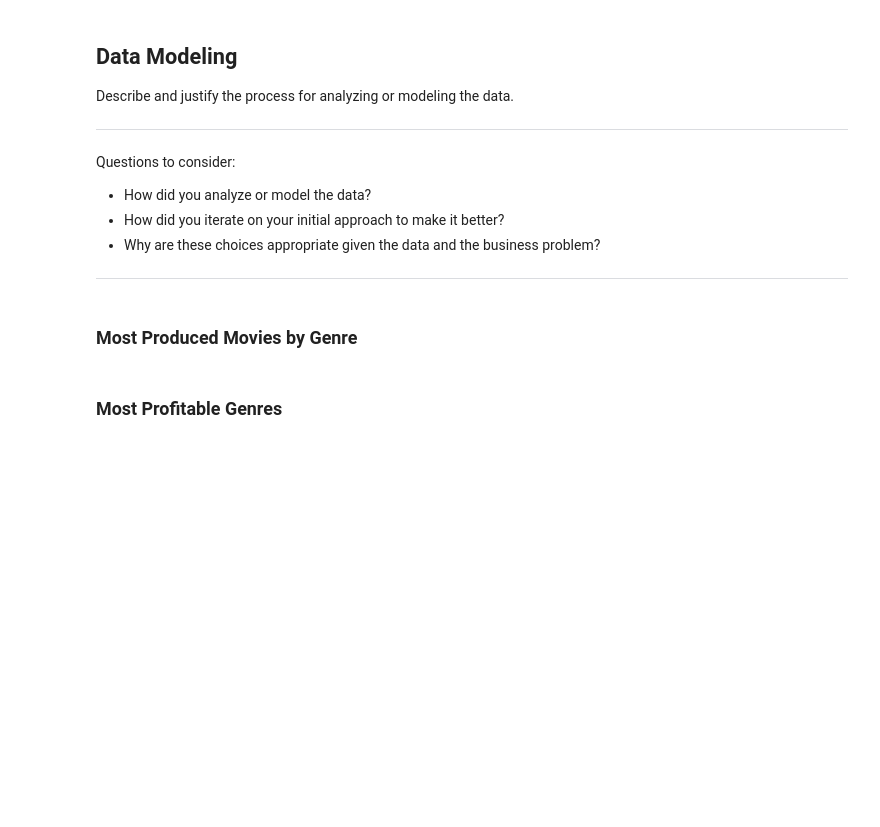
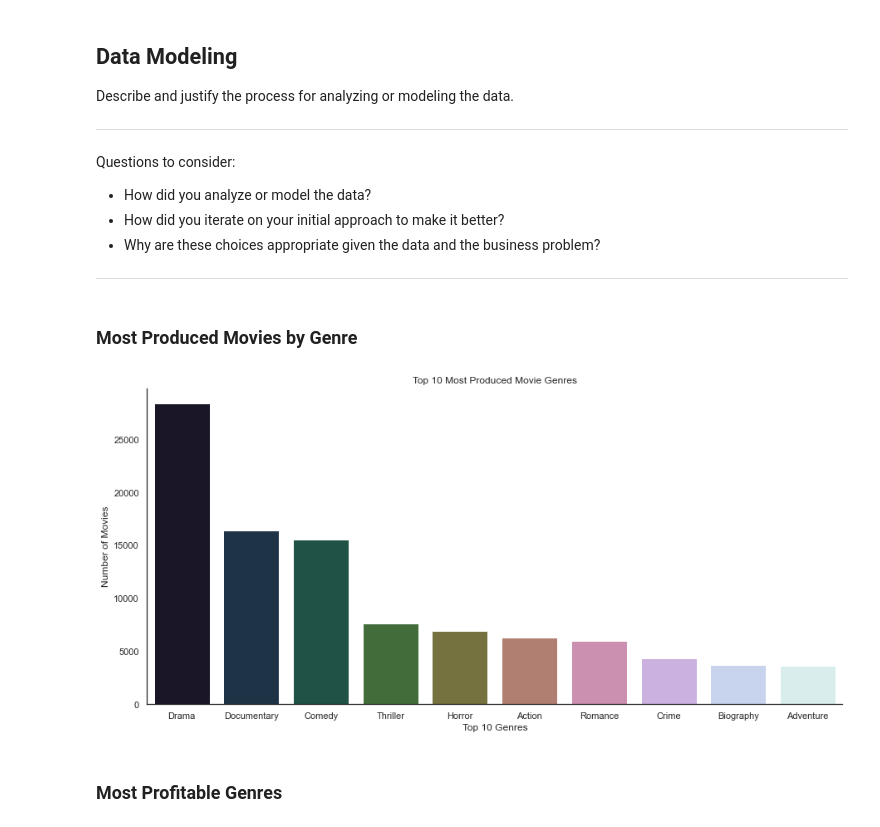
Before and after one commit to alexcasey92/Box-Office-EDA, a Jupyter notebook: dsc-phase1-project-template.ipynb, the cells around one changed output. Drawn from its saved outputs; the diff is of its cells as text; code cells hidden in the pictures; blank space fills up the shorter version.

```diff
--- a/dsc-phase1-project-template.ipynb
+++ b/dsc-phase1-project-template.ipynb
@@ -592,20 +358,3 @@ top_10
-# %%
-plt.figure(figsize=(15, 7))
-sns.set_context('notebook')
-sns.set_style("white")
-sns.barplot(
-    x=top_10["genres"],
-    y=top_10["num_movies"],
-    orient="v",
-    data=top_10, # telling it to plot using the axes already created
-    palette="cubehelix" # set a sequential colormap #flare
-).set(
-    ylabel="Number of Movies",
-    xlabel="Top 10 Genres",
-    title="Most Popular Movie Genres"
-);
-#remove top and right axes spines
-sns.despine()
 # %%
 ### COMBINE INMDB CLEAN DATASET WITH DOM movies sales
 #look at gross by genre
@@ -688,4 +578,6 @@ df_tn
 # %% [markdown]
 ### IMDB
 # %%
-imdb_combo = pd.merge(df_imdb, df_imdb_ratings, how='inner', on="tconst")
+#join imdb tables
+imdb = pd.merge(imdb1, imdb2, how='inner', on="tconst")
+imdb.head()
@@ -694,0 +611,7 @@ imdb_combo.head()
+# %%
+# drop NA
+imdb = imdb.dropna()
+# %%
+#should this be in the modeling section?
+imdb['genres'] = imdb['genres'].str.split(',')
+genres = imdb.explode('genres')
@@ -747,33 +708,35 @@ Questions to consider:
 # %% [markdown]
 ### Most Produced Movies by Genre
 # %%
-genres_count = df_genres['genres'].value_counts()
+genres_count = genres['genres'].value_counts()
 genres_count = genres_count[:10,]
 
 plt.figure(figsize=(15, 7))
 sns.set_context('notebook')
 sns.set_style("white")
 sns.barplot(
     x=genres_count.index,
     y=genres_count.values,
     palette="cubehelix"
 ).set(
     ylabel="Number of Movies",
     xlabel="Top 10 Genres",
     title="Top 10 Most Produced Movie Genres"
 
 );
 ####remove top and right axes spines
 sns.despine()
 
 #genres_count = genres_df['genres'].value_counts()
 #genres_count = genres_count[:10,]
 #plt.figure(figsize=(12,8))
 #sns.barplot(genres_count.index, genres_count.values, alpha=0.8)
 #plt.title('Top 10 Most Produced Movie Genres', fontsize=26)
 #plt.ylabel('Total Movies Produced', fontsize=16)
 #plt.xlabel('Genre', fontsize=16)
 #plt.show()
+# %% [output]
+[figure, added]
 # %% [markdown]
 ### Most Profitable Genres
 # %%
```
Also changed, not shown: parts of 130 cells of this notebook.
